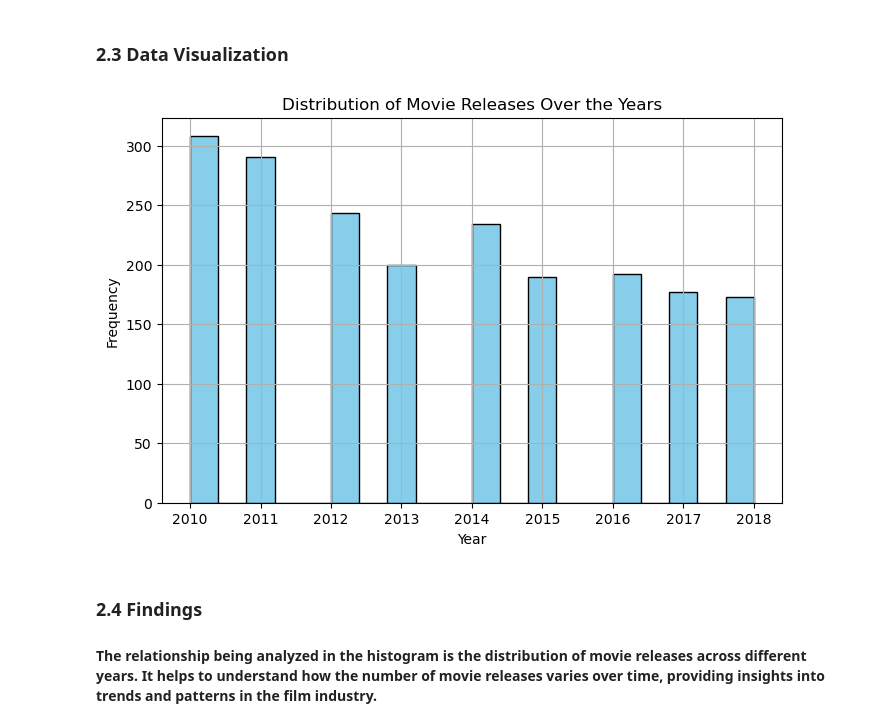
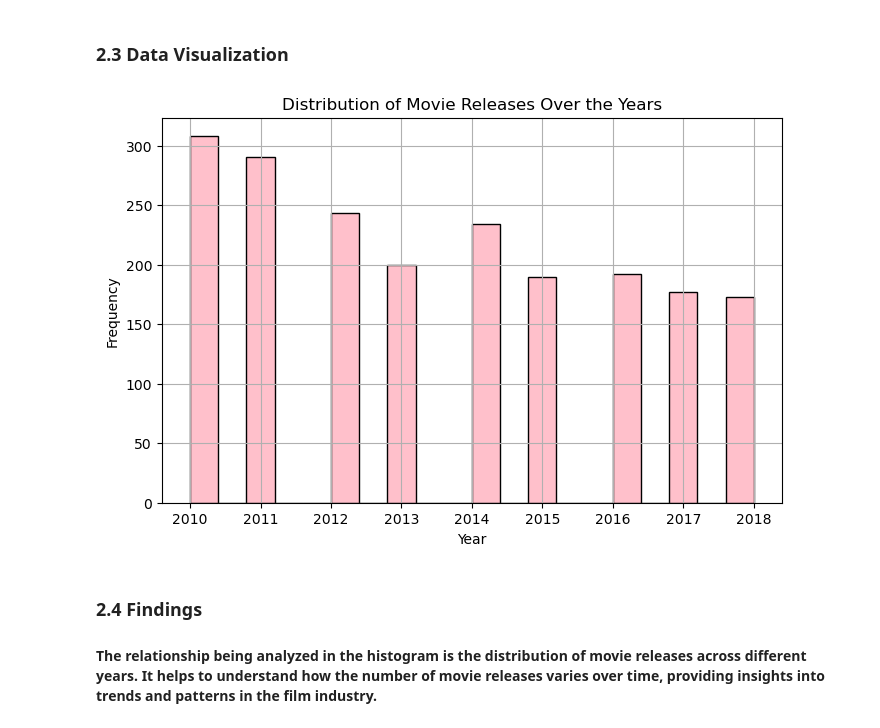
Before and after one commit to celinechege/Movie_analysis, a Jupyter notebook: student.ipynb, the cells around one changed output. Cells and saved outputs as stored; diff of their text form; code cells hidden in the pictures.

Commit message:
Exploring movie reviews

```diff
--- a/student.ipynb
+++ b/student.ipynb
@@ -184,14 +184,14 @@ False
 # %%
 # Plot histogram for the 'year' column
 plt.figure(figsize=(8, 5))
-plt.hist(bom_movies['year'], bins=20, color='skyblue', edgecolor='black')
+plt.hist(bom_movies['year'], bins=20, color='pink', edgecolor='black')
 plt.xlabel('Year')
 plt.ylabel('Frequency')
 plt.title('Distribution of Movie Releases Over the Years')
 plt.grid(True)
 plt.show()
 # %% [output]
-[figure, old version]
+[figure, new version]
 # %% [markdown]
 ### 2.4 Findings
 #### The relationship being analyzed in the histogram is the distribution of movie releases across different years. It helps to understand how the number of movie releases varies over time, providing insights into trends and patterns in the film industry.
```
Also changed, not shown: parts of 19 cells of this notebook, 1 other file.
